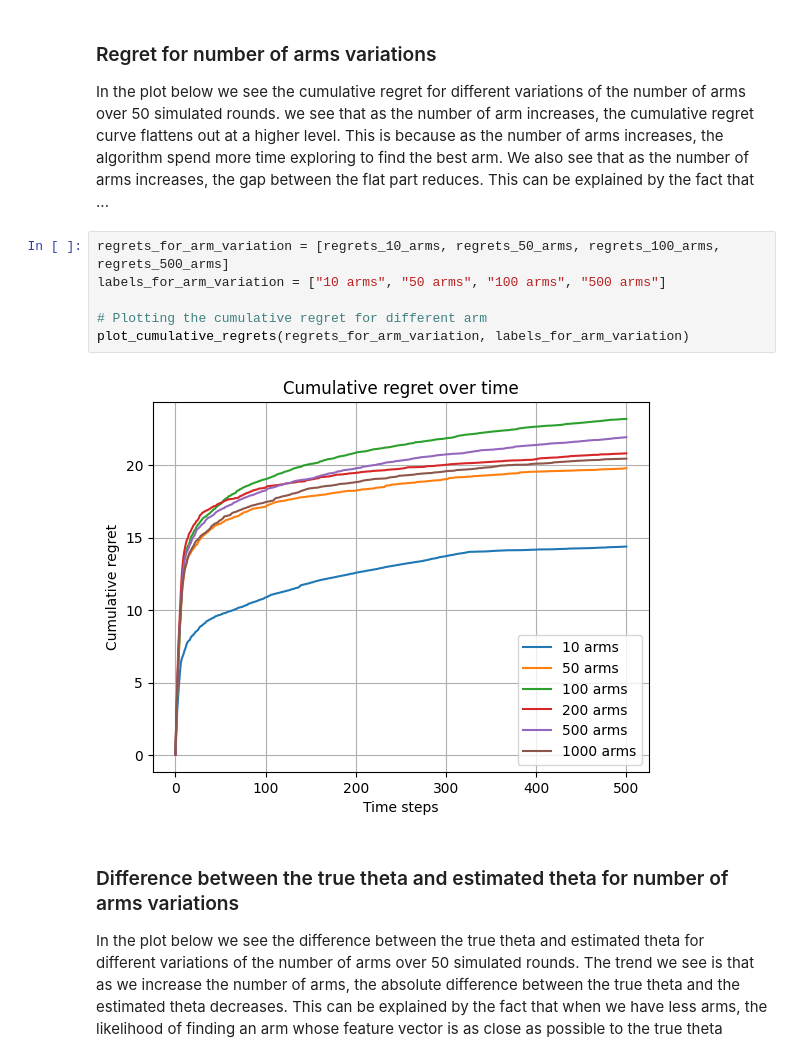
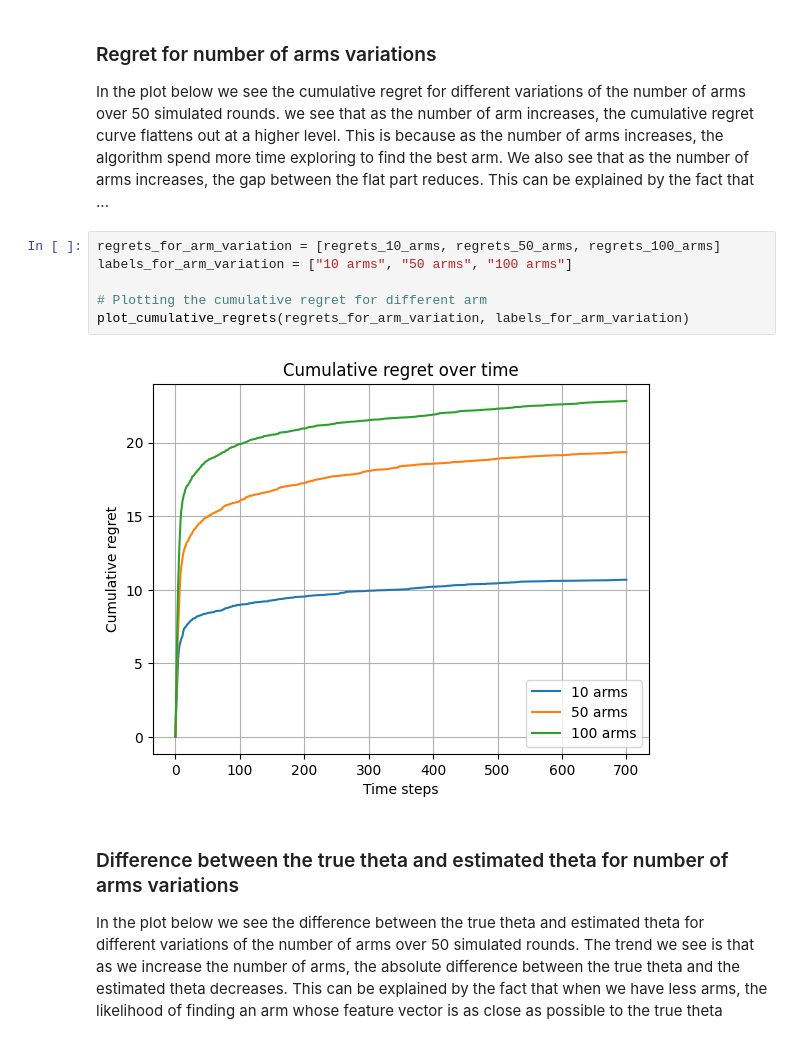
Before and after one commit to Thosam1/BachelorProject, a Jupyter notebook: Bandits/stochastic-linear-bandits/stochastic-linear-bandits.ipynb, the cells around one changed output. Cells and saved outputs as stored; diff of their text form.

```diff
--- a/Bandits/stochastic-linear-bandits/stochastic-linear-bandits.ipynb
+++ b/Bandits/stochastic-linear-bandits/stochastic-linear-bandits.ipynb
@@ -125,13 +125,13 @@ In the plot below we see the cumulative regret for different variations of the n
 we see that as the number of arm increases, the cumulative regret curve flattens out at a higher level. This is because as the number of arms increases, the algorithm spend more time exploring to find the best arm.
 We also see that as the number of arms increases, the gap between the flat part reduces. This can be explained by the fact that ...
 # %%
-regrets_for_arm_variation = [regrets_10_arms, regrets_50_arms, regrets_100_arms, regrets_500_arms]
-labels_for_arm_variation = ["10 arms", "50 arms", "100 arms", "500 arms"]
+regrets_for_arm_variation = [regrets_10_arms, regrets_50_arms, regrets_100_arms]
+labels_for_arm_variation = ["10 arms", "50 arms", "100 arms"]
 
 # Plotting the cumulative regret for different arm
 plot_cumulative_regrets(regrets_for_arm_variation, labels_for_arm_variation)
 # %% [output]
-[figure, old version]
+[figure, new version]
 # %% [markdown]
 ### Difference between the true theta and estimated theta for number of arms variations
 
```
Also changed, not shown: parts of 32 cells of this notebook, 1 other file.
